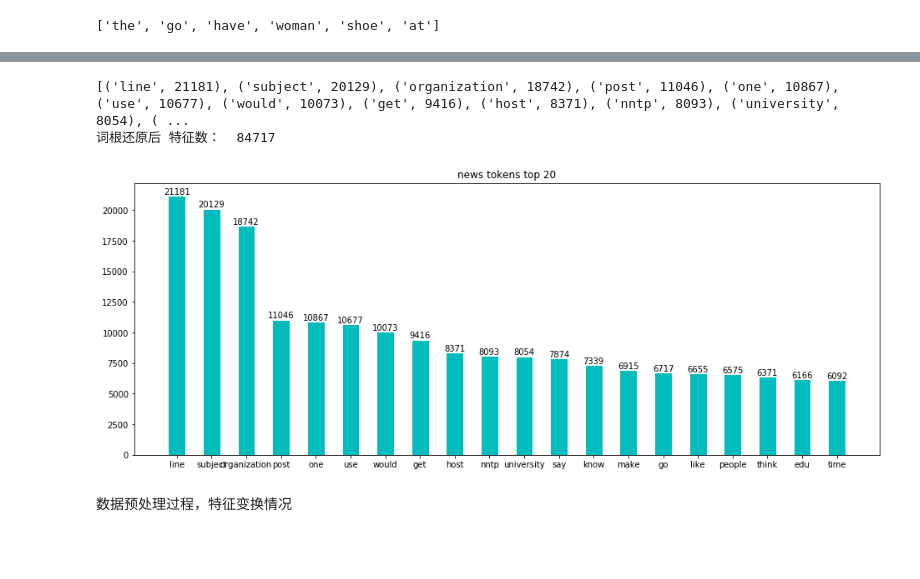
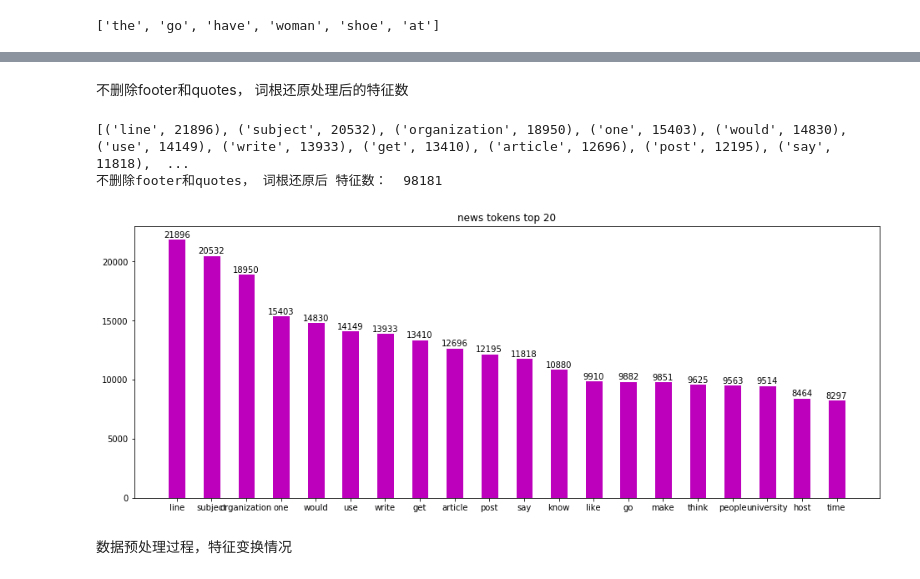
Before and after one commit to zhglinux/MachineLearning, a Jupyter notebook: NanodegreeCapstone/document_classification_20newsgroups.ipynb, the cells around one changed output, grey strips where cells are left out. Cells and saved outputs as stored; diff of their text form; code cells hidden in the pictures; blank space fills up the shorter version.

```diff
--- a/NanodegreeCapstone/document_classification_20newsgroups.ipynb
+++ b/NanodegreeCapstone/document_classification_20newsgroups.ipynb
@@ -376,7 +477,7 @@ def get_top_tokens(news_tokens, number):
 # %%
 import matplotlib as mpl
 import matplotlib.pyplot as plt
-def bar_of_news_dict(cnt):
+def bar_of_news_dict(cnt, del3p=True):
     name_list = []
     num_list = []
     for (key,value) in cnt:
@@ -395,7 +496,10 @@ def bar_of_news_dict(cnt):
 
     index = np.arange(20)
     # 绘制 train
-    rects = plt.bar(index, num_list, bar_width, color='#00BCBC')
+    if del3p == True:
+        rects = plt.bar(index, num_list, bar_width, color='#00BCBC')
+    else:
+        rects = plt.bar(index, num_list, bar_width, color='#BC00BC')
     # X轴标题
     plt.xticks(index, name_list)
     # Y轴范围
@@ -469,5 +588,5 @@ def get_useful_data(text):
     text = ' '.join(word for word in pure_text.split() if len(word)>1)
     return text
 
-news_data_clean = [get_useful_data(temp) for temp in newsgroups_all_rm3p.data]
-news_tokens = [word_tokenize(temp) for temp in news_data_clean]
+news_data_clean_rm3p = [get_useful_data(temp) for temp in newsgroups_all_rm3p.data]
+news_tokens_rm3p = [word_tokenize(temp) for temp in news_data_clean_rm3p]
@@ -474,2 +606,5 @@ news_tokens = [word_tokenize(temp) for temp in news_data_clean]
+# %%
+news_data_clean = [get_useful_data(temp) for temp in newsgroups_data.data]
+news_tokens = [word_tokenize(temp) for temp in news_data_clean]
 # %%
 number = get_numbers(news_tokens)
@@ -541,17 +722,19 @@ print([lemmatize(token, tag) for token, tag in pos_tag(['the', 'went','had','wom
+# %% [markdown]
+不删除footer和quotes， 词根还原处理后的特征数
 # %%
 news_tokens_tagged_corpus = [pos_tag(temp) for temp in news_tokens_stopwords]#news_tokens_stopwords_v2
 news_tokens_lemmatize = [[lemmatize(token, tag) for token, tag in temp] for temp in news_tokens_tagged_corpus]
 
 number = get_numbers(news_tokens_lemmatize)
-print('词根还原后 特征数： ', number)
+print('不删除footer和quotes， 词根还原后 特征数： ', number)
 token_6 = number
 # %% [output]
-[('line', 21181), ('subject', 20129), ('organization', 18742), ('post', 11046), ('one', 10867), ('use', 10677), ('would', 10073), ('get', 9416), ('host', 8371), ('nntp', 8093), ('university', 8054), ( ...
-词根还原后 特征数：  84717
+[('line', 21896), ('subject', 20532), ('organization', 18950), ('one', 15403), ('would', 14830), ('use', 14149), ('write', 13933), ('get', 13410), ('article', 12696), ('post', 12195), ('say', 11818),  ...
+不删除footer和quotes， 词根还原后 特征数：  98181
 # %%
-bar_of_news_dict(get_top_tokens(news_tokens_lemmatize, 20))
+bar_of_news_dict(get_top_tokens(news_tokens_lemmatize, 20),False)
 # %% [output]
-[figure, old version]
+[figure, new version]
 # %% [markdown]
 数据预处理过程，特征变换情况
 # %%
```
Also changed, not shown: parts of 69 cells of this notebook, 4 other files.
